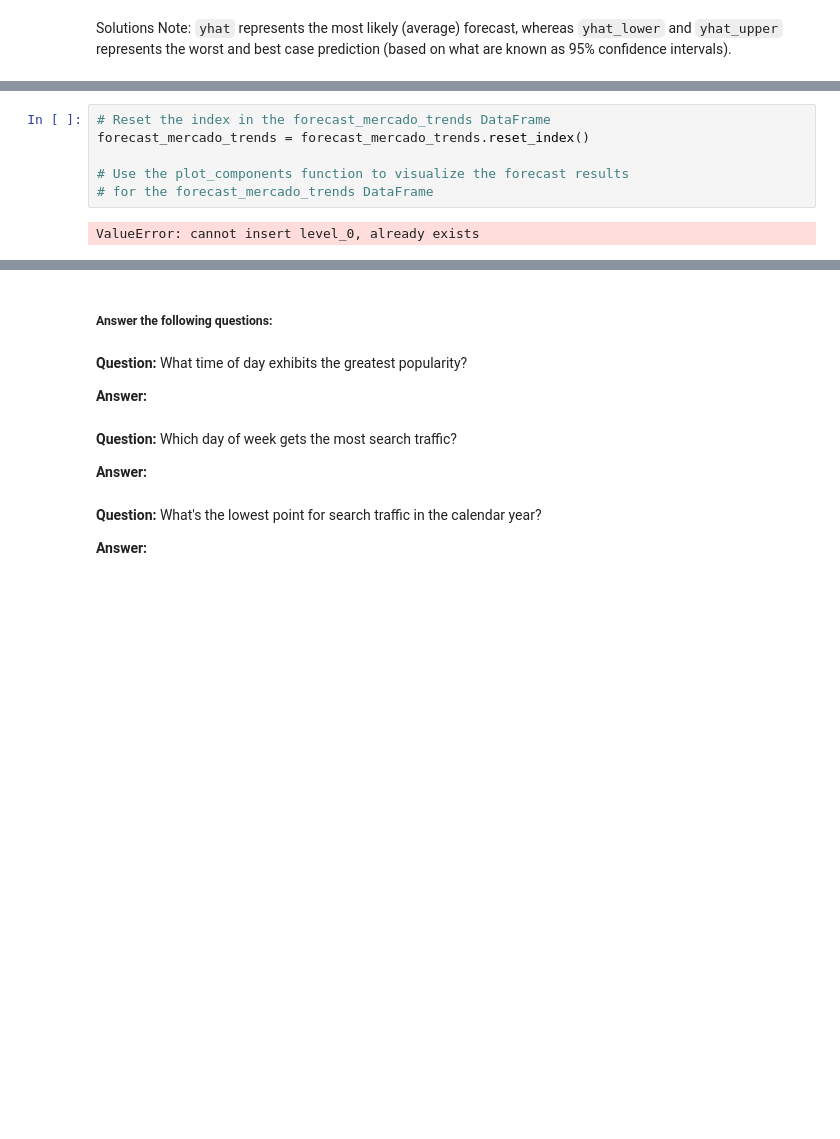
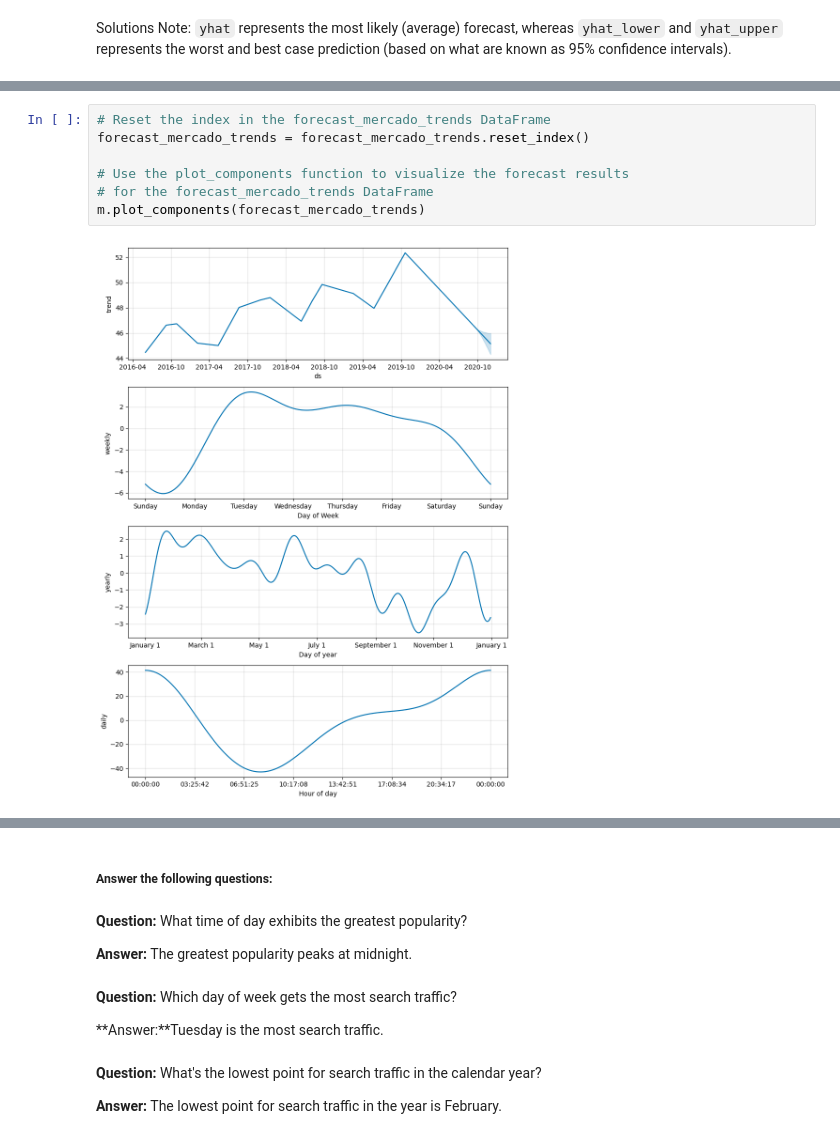
Before and after one commit to Sophak744/prophet-challenge, a Jupyter notebook: forecasting_net_prophet.ipynb, the cells around one changed output, grey strips where cells are left out. Cells and saved outputs as stored; diff of their text form; blank space fills up the shorter version.

```diff
--- a/forecasting_net_prophet.ipynb
+++ b/forecasting_net_prophet.ipynb
@@ -522,8 +522,9 @@ forecast_mercado_trends[['yhat', 'yhat_lower', 'yhat_upper']].iloc[-2000:,:].plo
 # %%
 # Reset the index in the forecast_mercado_trends DataFrame
 forecast_mercado_trends = forecast_mercado_trends.reset_index()
 
 # Use the plot_components function to visualize the forecast results
 # for the forecast_mercado_trends DataFrame
+m.plot_components(forecast_mercado_trends)
 # %% [output]
-ValueError: cannot insert level_0, already exists
+[figure, added]
@@ -532,12 +534,12 @@ ValueError: cannot insert level_0, already exists
 # %% [markdown]
 **Question:** What time of day exhibits the greatest popularity?
 
-**Answer:**
+**Answer:** The greatest popularity peaks at midnight.
 # %% [markdown]
 **Question:** Which day of week gets the most search traffic?
 
-**Answer:**
+**Answer:**Tuesday is the most search traffic.
 # %% [markdown]
 **Question:** What's the lowest point for search traffic in the calendar year?
 
-**Answer:**
+**Answer:** The lowest point for search traffic in the year is February.
```
Also changed, not shown: parts of 14 cells of this notebook.
